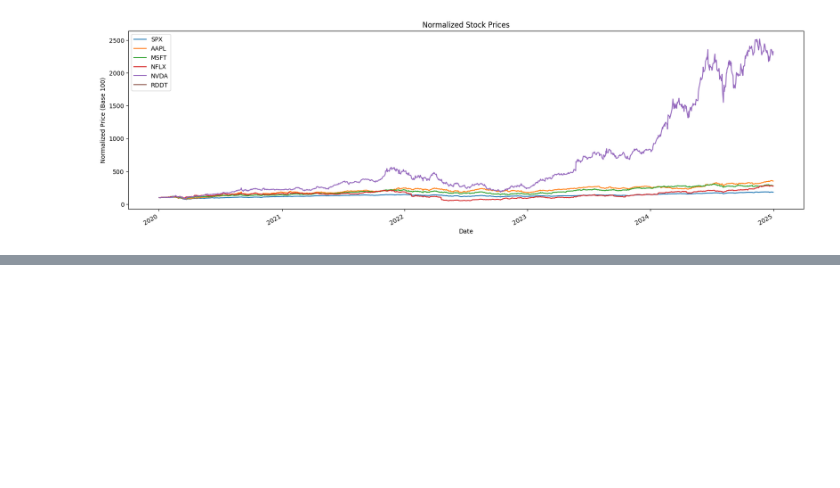
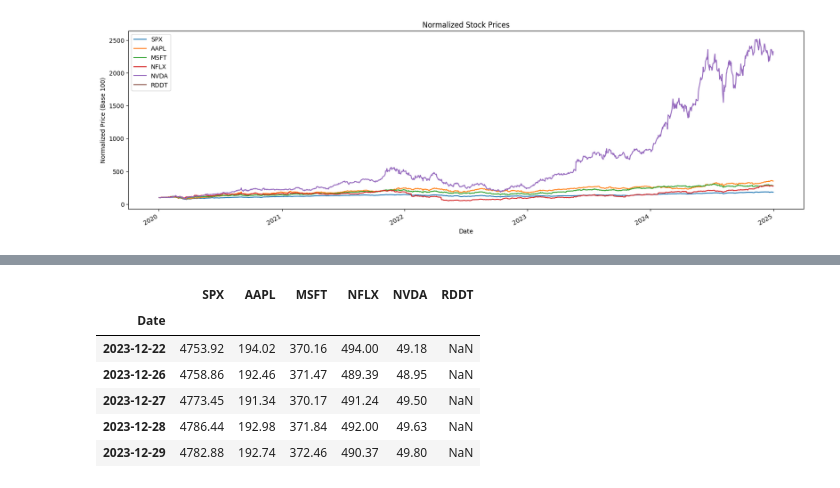
Before and after one commit to hivan04/spx_price_forecast, a Jupyter notebook: model.ipynb, the cells around one changed output, grey strips where cells are left out. Saved outputs shown, nothing was run; the diff lists cells and outputs as text; code cells hidden in the pictures; blank space fills up the shorter version.

```diff
--- a/model.ipynb
+++ b/model.ipynb
@@ -158,0 +182,10 @@ plt.show()
+# %%
+df_stock.tail()
+# %% [output]
+|  | SPX | AAPL | MSFT | NFLX | NVDA | RDDT |
+| Date |  |  |  |  |  |  |
+| 2023-12-22 | 4753.92 | 194.02 | 370.16 | 494.00 | 49.18 | NaN |
+| 2023-12-26 | 4758.86 | 192.46 | 371.47 | 489.39 | 48.95 | NaN |
+| 2023-12-27 | 4773.45 | 191.34 | 370.17 | 491.24 | 49.50 | NaN |
+| 2023-12-28 | 4786.44 | 192.98 | 371.84 | 492.00 | 49.63 | NaN |
+| 2023-12-29 | 4782.88 | 192.74 | 372.46 | 490.37 | 49.80 | NaN |
```
Also changed, not shown: parts of 3 cells of this notebook.
